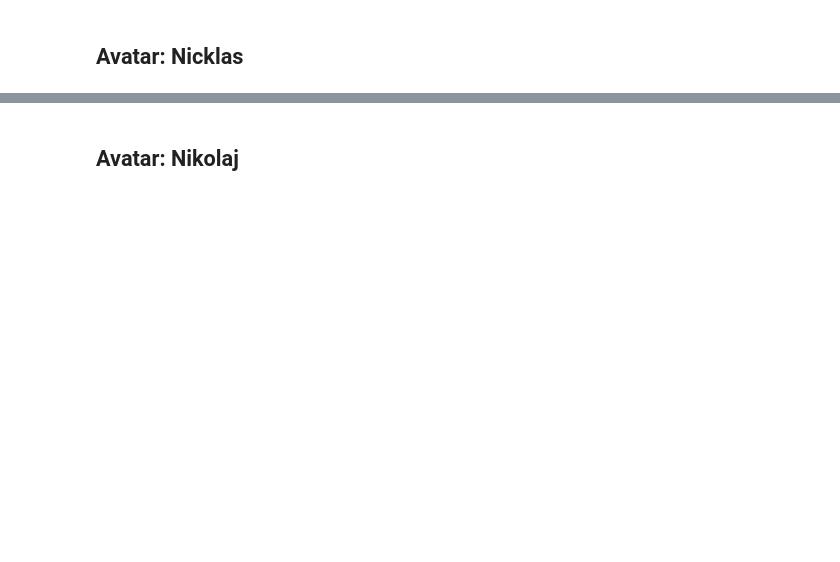
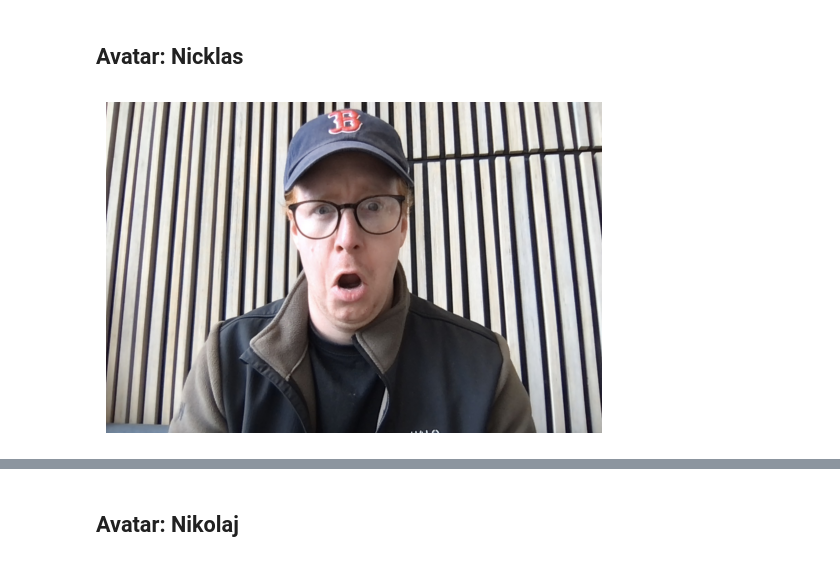
Before and after one commit to NadiaHolmlund/Semester_Project, a Jupyter notebook: Semester_Project_PoC_Datasets.ipynb, the cells around one changed output, grey strips where cells are left out. Cells and saved outputs as stored; diff of their text form; code cells hidden in the pictures; blank space fills up the shorter version.

```diff
--- a/Semester_Project_PoC_Datasets.ipynb
+++ b/Semester_Project_PoC_Datasets.ipynb
@@ -152,3 +144,17 @@ nadia_df
 nadia_df.to_csv('/content/gdrive/MyDrive/Semester_Project/MoodTrackr DEMO/Nadia/nadia_df.csv', index=False)
 # %% [markdown]
 ## Avatar: Nicklas
+# %%
+# Displaying a webcam snapshot
+# Specifying the path to the image in Google Drive
+image_path = '/content/gdrive/MyDrive/Semester_Project/MoodTrackr DEMO/Nicklas/Photo on 31-05-2023 at 10.08 #5.jpg'
+
+# Opening the image using PIL
+img = Image.open(image_path)
+
+# Displaying the image using matplotlib
+plt.imshow(img)
+plt.axis('off')
+plt.show()
+# %% [output]
+[figure, added]
```
Also changed, not shown: parts of 21 cells of this notebook.
